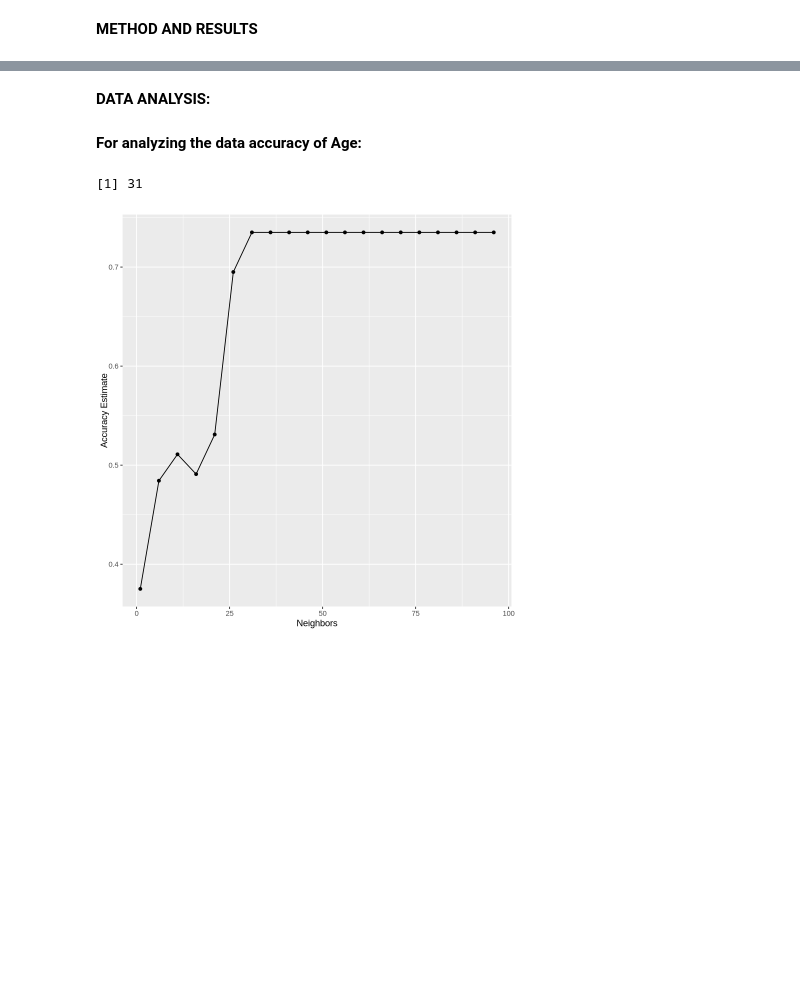
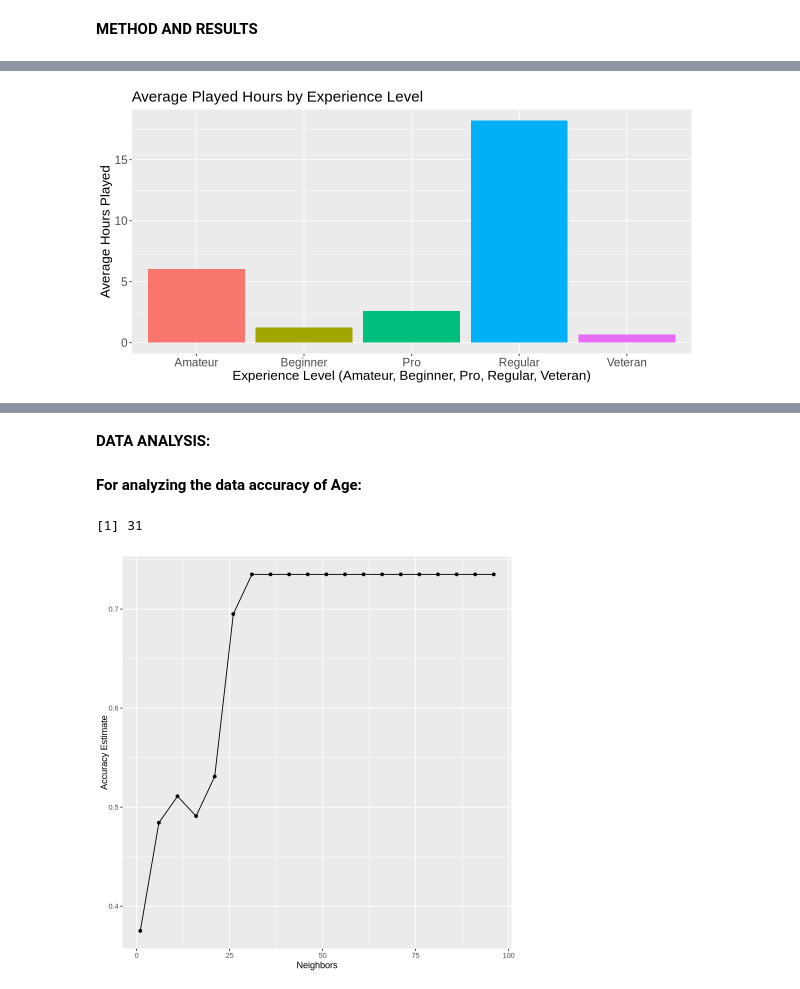
Before and after one commit to rinhatan/dsci100_finalproject, a Jupyter notebook: Final_Project_Report.ipynb, the cells around one changed output, grey strips where cells are left out. Saved outputs shown, nothing was run; the diff lists cells and outputs as text; code cells hidden in the pictures; blank space fills up the shorter version.

```diff
--- a/Final_Project_Report.ipynb
+++ b/Final_Project_Report.ipynb
@@ -73,0 +97,16 @@ player_summary
+# %%
+options(repr.plot.width = 10, repr.plot.height = 5)
+
+players_experience <- players |>
+  group_by(experience) |>
+  summarise(avg_played_hours = mean(played_hours, na.rm = TRUE))
+
+experience_avg_hours_plot <- players_experience |>
+        ggplot(aes(x = experience, y = avg_played_hours, fill = experience)) +
+        geom_bar(stat = "identity") +
+        labs(title = "Average Played Hours by Experience Level", x = "Experience Level (Amateur, Beginner, Pro, Regular, Veteran)", y = "Average Hours Played")+
+        theme(legend.position = "none", axis.title = element_text(size = 16), plot.title = element_text(size = 18), axis.text = element_text(size = 14))
+
+experience_avg_hours_plot
+# %% [output]
+[figure, added]
```
Also changed, not shown: parts of 24 cells of this notebook.
